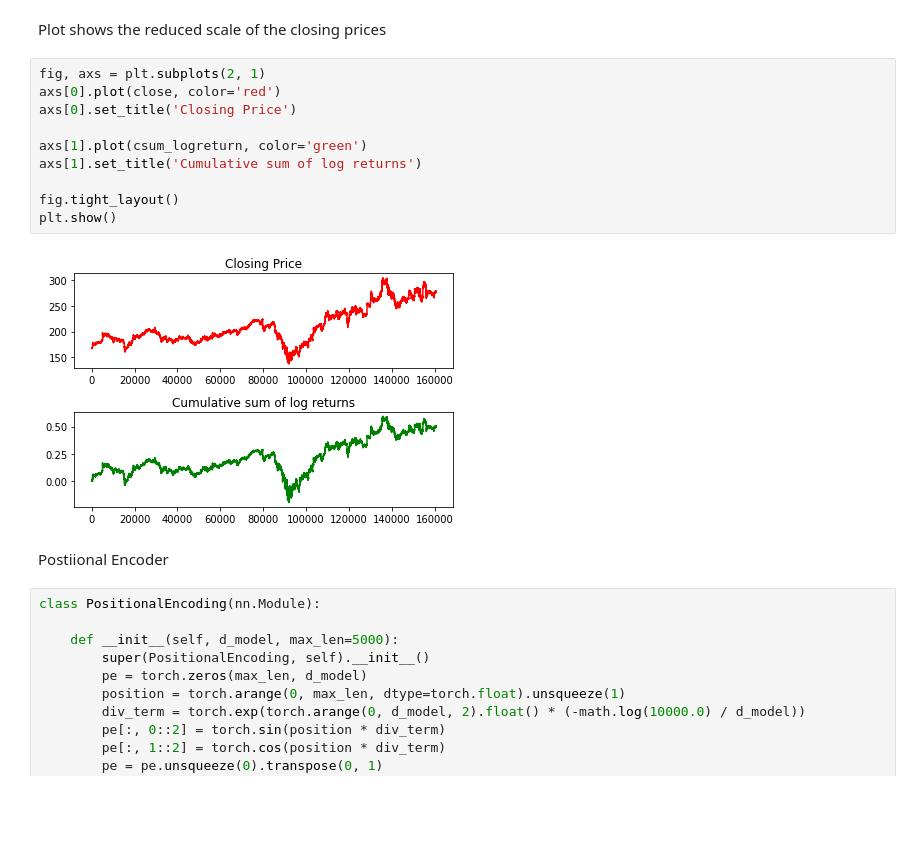
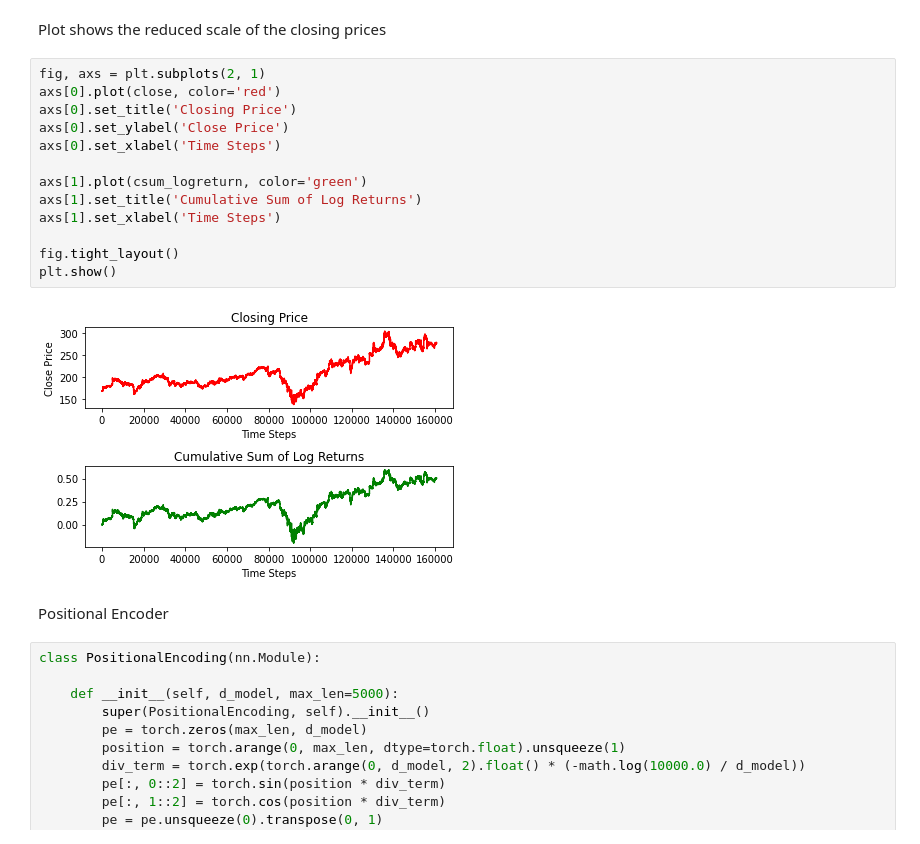
Before and after one commit to ctxj/Time-Series-Transformer-Pytorch, a Jupyter notebook: transformer_model.ipynb, the cells around one changed output. Saved outputs shown, nothing was run; the diff lists cells and outputs as text; blank space fills up the shorter version.

```diff
--- a/transformer_model.ipynb
+++ b/transformer_model.ipynb
@@ -30,17 +30,20 @@ Plot shows the reduced scale of the closing prices
 # %%
 fig, axs = plt.subplots(2, 1)
 axs[0].plot(close, color='red')
 axs[0].set_title('Closing Price')
+axs[0].set_ylabel('Close Price')
+axs[0].set_xlabel('Time Steps')
 
 axs[1].plot(csum_logreturn, color='green')
-axs[1].set_title('Cumulative sum of log returns')
+axs[1].set_title('Cumulative Sum of Log Returns')
+axs[1].set_xlabel('Time Steps')
 
 fig.tight_layout()
 plt.show()
 # %% [output]
-[figure, old version]
+[figure, new version]
 # %% [markdown]
-Postiional Encoder
+Positional Encoder
 # %%
 class PositionalEncoding(nn.Module):
 
```
Also changed, not shown: parts of 5 cells of this notebook.
